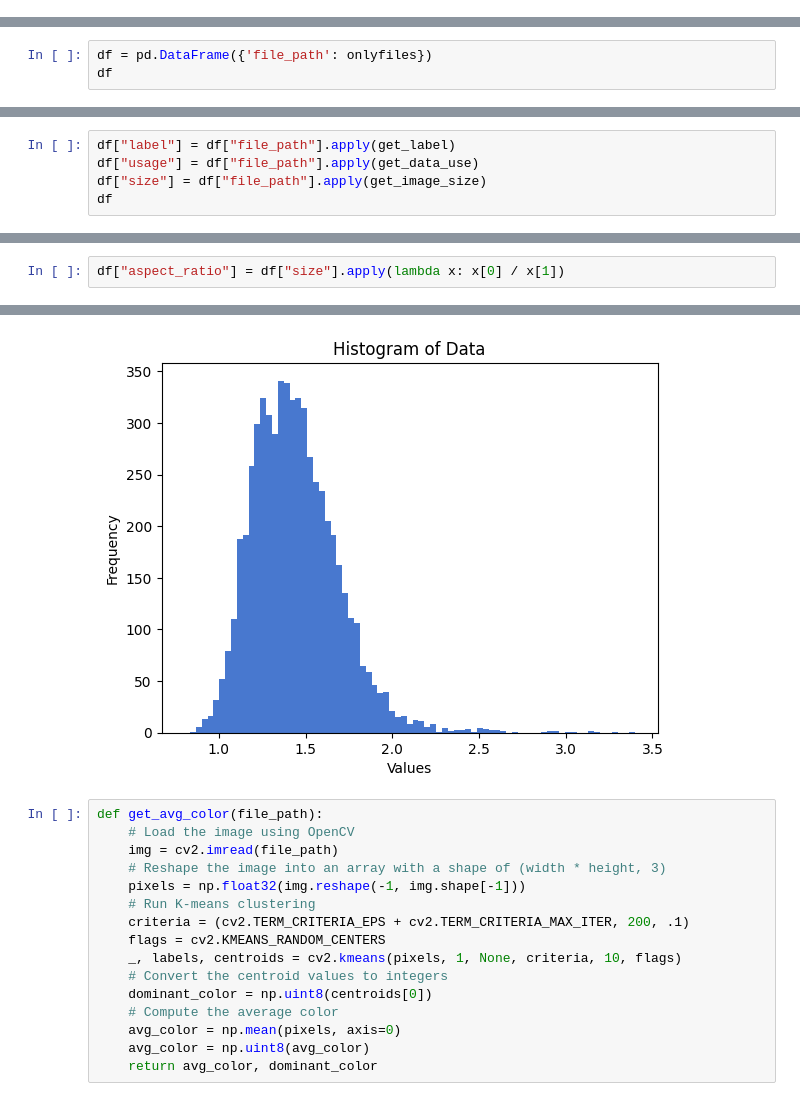
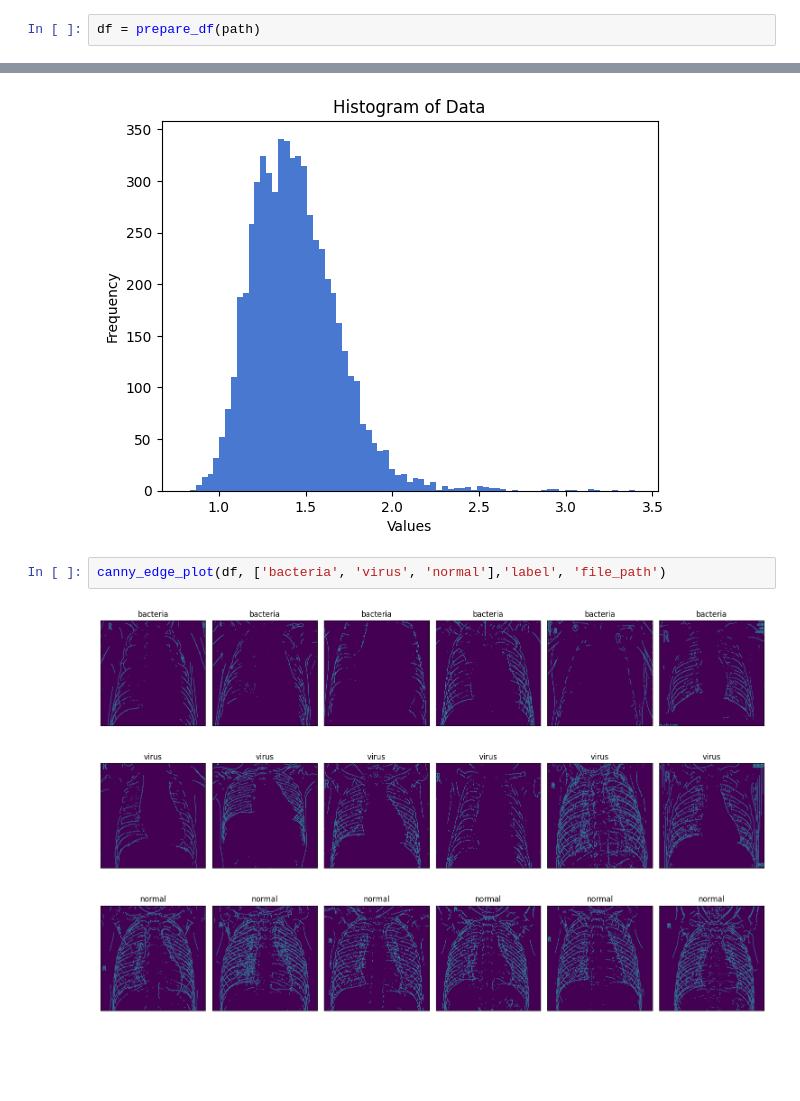
Before and after one commit to Justinljg/Explainable-AI, a Jupyter notebook: notebooks/EDA.ipynb, the cells around one changed output, grey strips where cells are left out. Drawn from its saved outputs; the diff is of its cells as text; blank space fills up the shorter version.

```diff
--- a/notebooks/EDA.ipynb
+++ b/notebooks/EDA.ipynb
@@ -83,0 +33,2 @@ def get_leaf_folders(path: str) -> List[str]:
+# %%
+df = prepare_df(path)
@@ -132,3 +75,0 @@ create_EIL_from_directory(subfolder=l_folders[2],sample=50,size=68)
-# %%
-df = pd.DataFrame({'file_path': onlyfiles})
-df
@@ -173,5 +75,0 @@ def get_image_size(file_path):
-# %%
-df["label"] = df["file_path"].apply(get_label)
-df["usage"] = df["file_path"].apply(get_data_use)
-df["size"] = df["file_path"].apply(get_image_size)
-df
@@ -192,4 +76,2 @@ df
-# %%
-df["aspect_ratio"] = df["size"].apply(lambda x: x[0] / x[1])
 # %%
 %matplotlib inline
@@ -279,19 +106,7 @@ range_max = 3.4
 aspect_ratio_plot(df,"aspect_ratio",num_bins,range_min,range_max)
 # %% [output]
 [figure]
-# %%
-def get_avg_color(file_path):
-    # Load the image using OpenCV
-    img = cv2.imread(file_path)
-    # Reshape the image into an array with a shape of (width * height, 3)
-    pixels = np.float32(img.reshape(-1, img.shape[-1]))
-    # Run K-means clustering
-    criteria = (cv2.TERM_CRITERIA_EPS + cv2.TERM_CRITERIA_MAX_ITER, 200, .1)
-    flags = cv2.KMEANS_RANDOM_CENTERS
-    _, labels, centroids = cv2.kmeans(pixels, 1, None, criteria, 10, flags)
-    # Convert the centroid values to integers
-    dominant_color = np.uint8(centroids[0])
-    # Compute the average color
-    avg_color = np.mean(pixels, axis=0)
-    avg_color = np.uint8(avg_color)
-    return avg_color, dominant_color
+# %%
+canny_edge_plot(df, ['bacteria', 'virus', 'normal'],'label', 'file_path')
+# %% [output]
+[figure, added]
```
Also changed, not shown: parts of 21 cells of this notebook, 4 other files.
